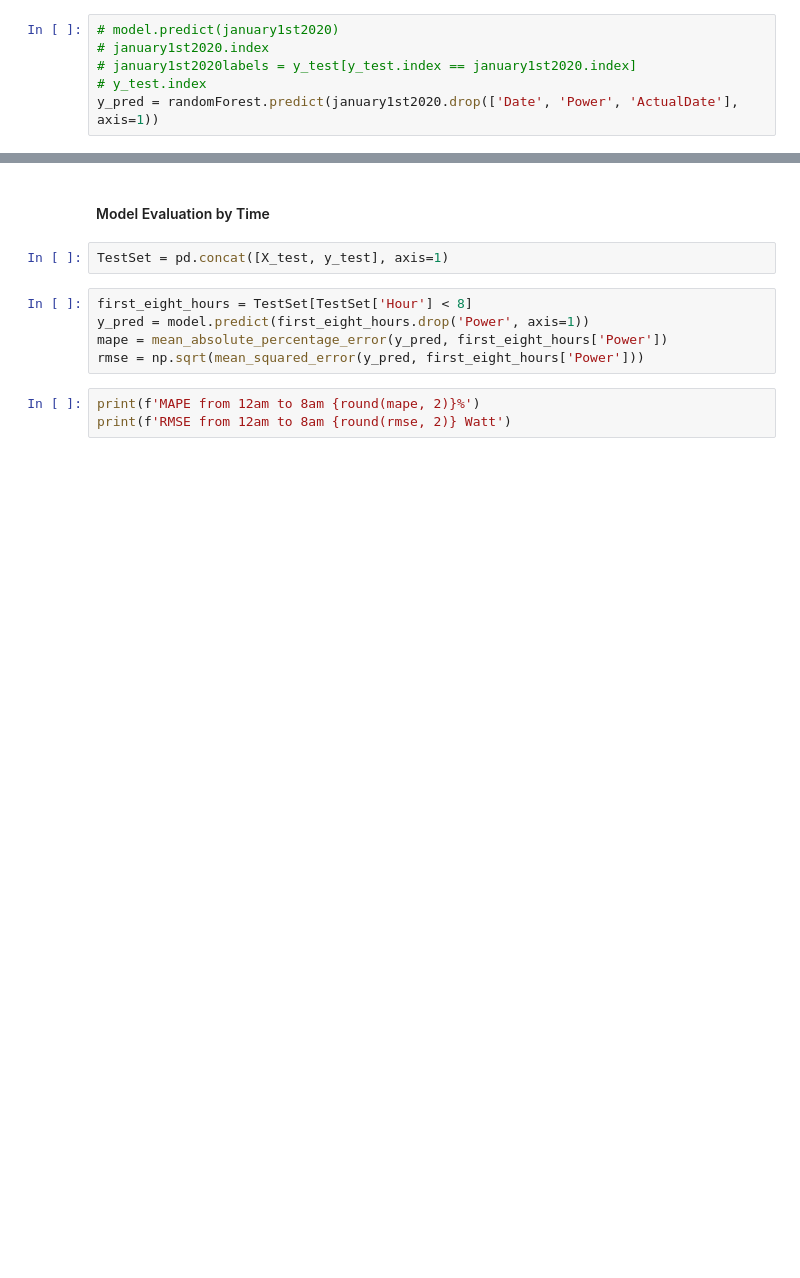
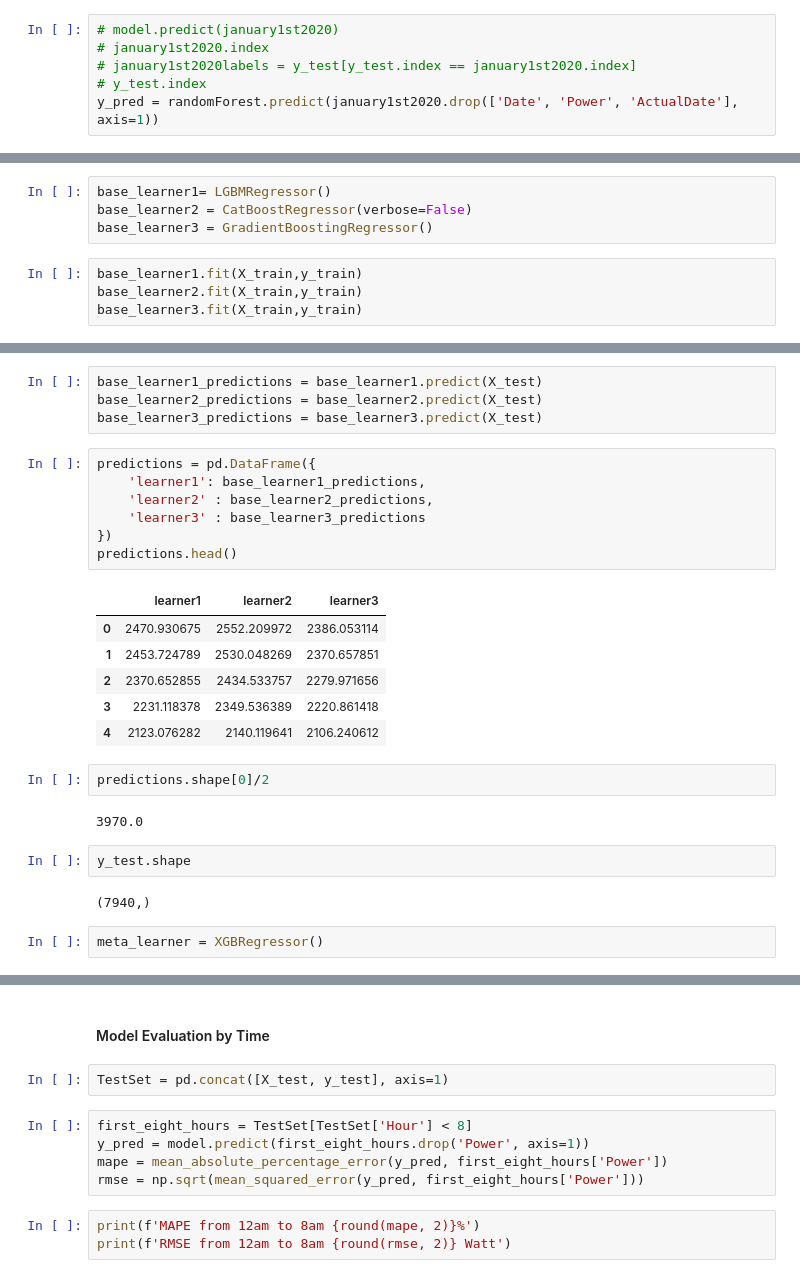
Before and after one commit to ghaffaru/electric-load-demand-forecast, a Jupyter notebook: notebooks/short-term/train_national.ipynb, the cells around one changed output, grey strips where cells are left out. Cells and saved outputs as stored; diff of their text form; blank space fills up the shorter version.

```diff
--- a/notebooks/short-term/train_national.ipynb
+++ b/notebooks/short-term/train_national.ipynb
@@ -406,0 +428,8 @@ plt.savefig('../../figs/randomForest-mae=' + str(round(mae,2)) + ',mape=' + str(
+# %%
+base_learner1= LGBMRegressor()
+base_learner2 = CatBoostRegressor(verbose=False)
+base_learner3 = GradientBoostingRegressor()
+# %%
+base_learner1.fit(X_train,y_train)
+base_learner2.fit(X_train,y_train)
+base_learner3.fit(X_train,y_train)
@@ -406,0 +446,28 @@ plt.savefig('../../figs/randomForest-mae=' + str(round(mae,2)) + ',mape=' + str(
+# %%
+base_learner1_predictions = base_learner1.predict(X_test)
+base_learner2_predictions = base_learner2.predict(X_test)
+base_learner3_predictions = base_learner3.predict(X_test)
+# %%
+predictions = pd.DataFrame({
+    'learner1': base_learner1_predictions,
+    'learner2' : base_learner2_predictions,
+    'learner3' : base_learner3_predictions
+})
+predictions.head()
+# %% [output]
+|  | learner1 | learner2 | learner3 |
+| 0 | 2470.930675 | 2552.209972 | 2386.053114 |
+| 1 | 2453.724789 | 2530.048269 | 2370.657851 |
+| 2 | 2370.652855 | 2434.533757 | 2279.971656 |
+| 3 | 2231.118378 | 2349.536389 | 2220.861418 |
+| 4 | 2123.076282 | 2140.119641 | 2106.240612 |
+# %%
+predictions.shape[0]/2
+# %% [output]
+3970.0
+# %%
+y_test.shape
+# %% [output]
+(7940,)
+# %%
+meta_learner = XGBRegressor()
```
Also changed, not shown: parts of 16 cells of this notebook, 7 other files.
